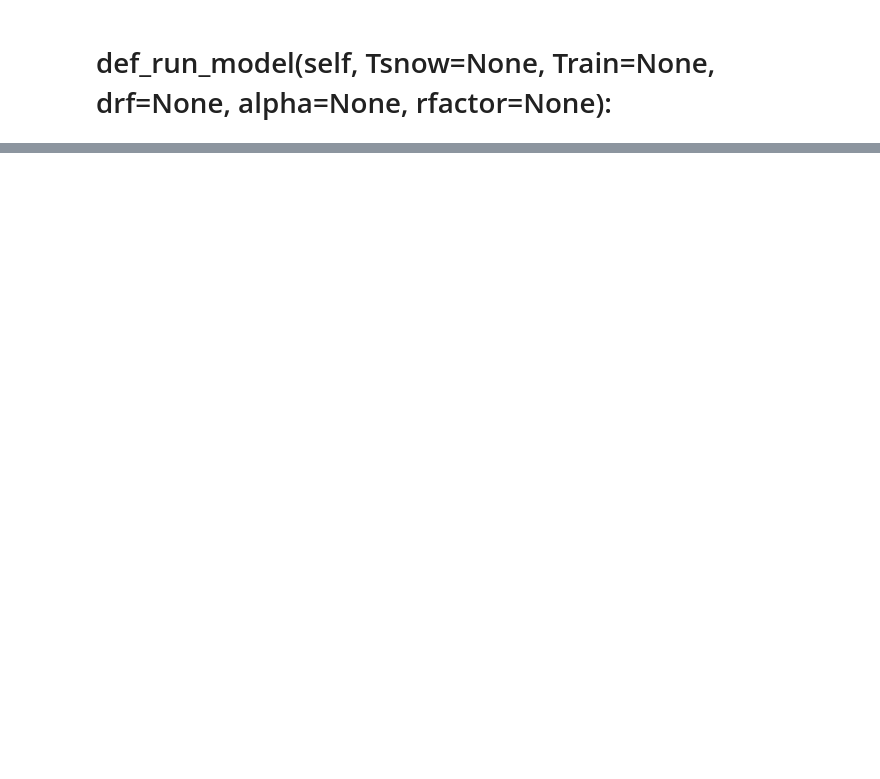
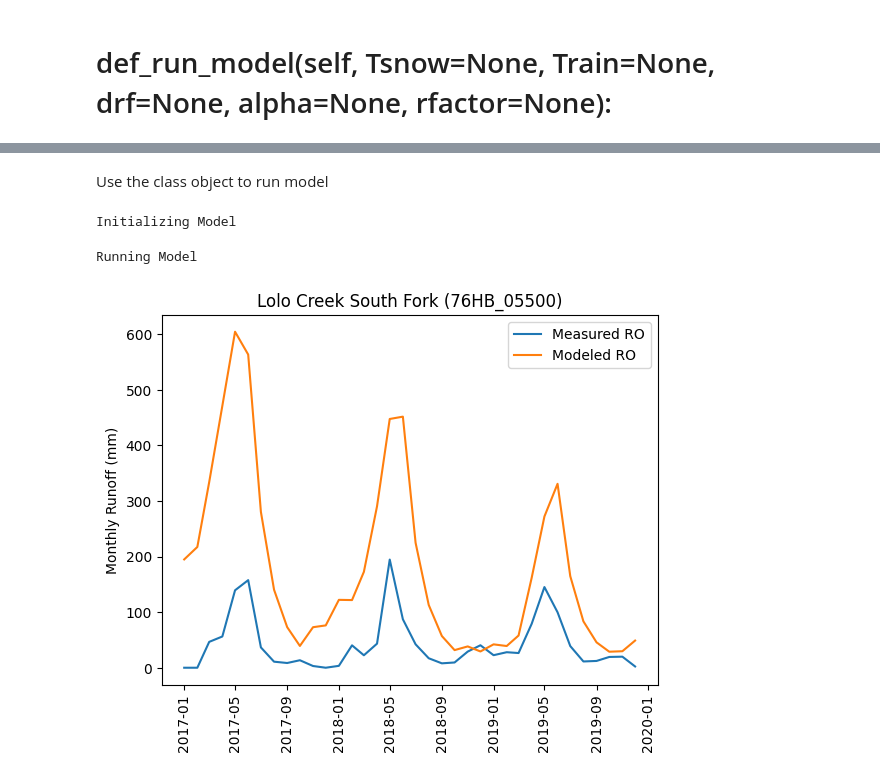
Before and after one commit to EvanBilbrey/mwb-flow, a Jupyter notebook: Examples/mwb_flow_Example3_ModelInputs.ipynb, the cells around one changed output, grey strips where cells are left out. Cells and saved outputs as stored; diff of their text form; code cells hidden in the pictures; blank space fills up the shorter version.

Commit message:
Updates to model.py to make WB_Model class compatable with 2D xarray input datasets. Example of model code and model run shown in Example3_ModelInputs.ipynb.

```diff
--- a/Examples/mwb_flow_Example3_ModelInputs.ipynb
+++ b/Examples/mwb_flow_Example3_ModelInputs.ipynb
@@ -19,5 +24,11 @@ temp and precip are ndarrays
 
 and mon_Q is a pandas series with dates as index and flow in m^3/s
 # %%
-data_dict = xr.load_dataset(r'C:\Users\CND905\Downloaded_Programs\mwb_flow\Examples\dataprep_Example1.1_PullData_output.nc')
-data_dict
+data_arr = xr.load_dataset(r'C:\Users\CND905\Downloaded_Programs\mwb_flow\Examples\dataprep_Example1.1_PullData_output.nc')
+soil_stor_cap = 75
+init_per = 1
+temp_sno=0
+temp_rain=5
+dr_frac=0.06
+mlt_rate=0.6
+sr_factor=0.5
@@ -192,0 +284,7 @@ array([102.01937453,  18.3737153 ,   3.60885059,   8.18311633])
+# %%
+
+# Argument to run method as  warmup. These assigned in the run_model() method as kwargs.
+rfactor = SRF
+init_per = 12
+time_offset = 0
+dates = times[0:init_per]
@@ -197,8 +430,0 @@ warmup_dates, warmup_off and time_offset are defined here since they are later d
-# %%
-# Change so we just get an index range for warm up and calibration
-init_per = 2
-
-warmup_dates = dates[0:init_per]
-warmup_off = np.where(dates == warmup_dates[-1])[0][0]
-time_offset=warmup_off
-time_offset
@@ -354,0 +660,2 @@ return dict(SoilStor=ST, Interm_SoilStor=ST_Int, AET=AET, SurplusRunoff=SR, Snow
+# %% [markdown]
+Use the class object to run model
@@ -354,0 +664,23 @@ return dict(SoilStor=ST, Interm_SoilStor=ST_Int, AET=AET, SurplusRunoff=SR, Snow
+# %%
+model = WB_Model(data_arr = data_arr, init_per=12, soil_stor_cap=60, temp_sno=-5,
+                 temp_rain=5, dr_frac=0.06, mlt_rate=0.6, sr_factor=0.5)
+results = model.run_model()
+
+watershed_index = 3 #S.Fork has no upstream water inputs
+x = results['time'].values
+y1 = model.val_Q[init_per:,watershed_index]
+y2 = results['total_runoff'].values[:,watershed_index]
+
+plt.xticks(rotation=90)
+plt.plot(x, y1)
+plt.plot(x, y2)
+plt.title("Lolo Creek South Fork (76HB_05500)")
+plt.ylabel("Monthly Runoff (mm)")
+classes = ['Measured RO', 'Modeled RO']
+plt.legend(labels=classes)
+
+plt.show()
+# %% [output]
+Initializing Model
+Running Model
+[figure, added]
```
Also changed, not shown: parts of 37 cells of this notebook, 8 other files.
